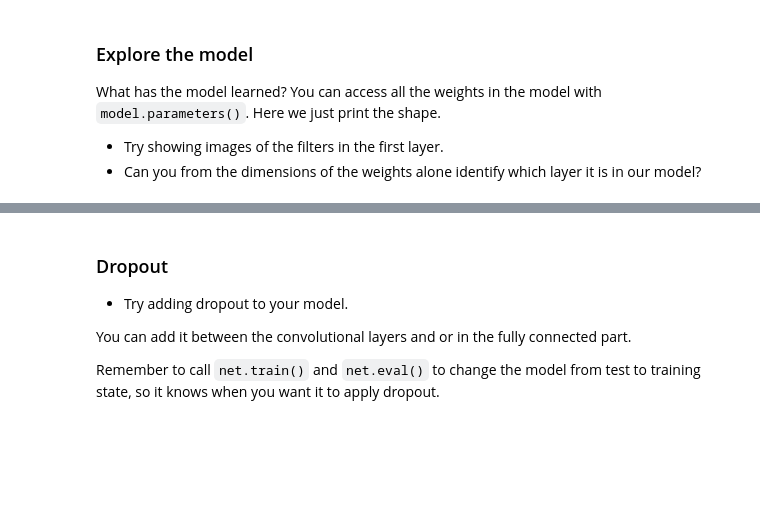
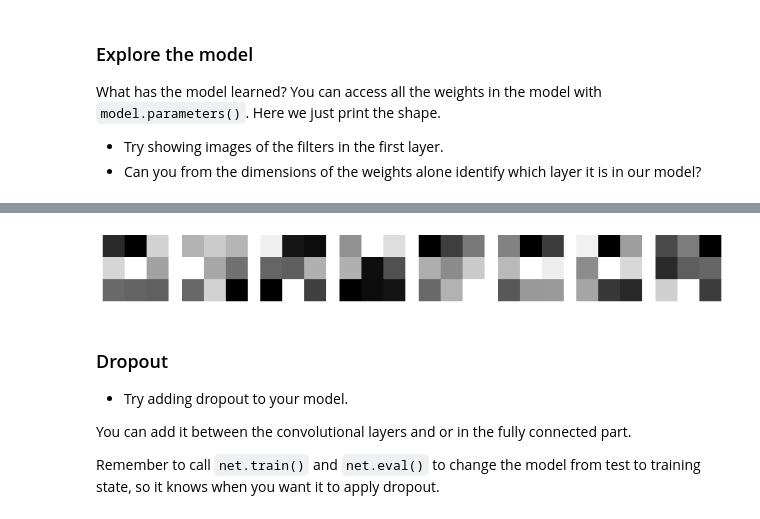
Before and after one commit to moskitoo/02516, a Jupyter notebook: IDLCV_Exercise_1_2_CNNs.ipynb, the cells around one changed output, grey strips where cells are left out. Drawn from its saved outputs; the diff is of its cells as text; code cells hidden in the pictures; blank space fills up the shorter version.

```diff
--- a/IDLCV_Exercise_1_2_CNNs.ipynb
+++ b/IDLCV_Exercise_1_2_CNNs.ipynb
@@ -48,10 +67,16 @@ class Network(nn.Module):
     def __init__(self):
         super(Network, self).__init__()
         self.convolutional = nn.Sequential(
-                ...,
-                ...,
-                ...,
-                ...)
+                nn.Conv2d(1, 8, 3, stride=1, padding=1),
+                nn.ReLU(),
+                nn.Conv2d(8, 8, 3, stride=1, padding=1),
+                nn.ReLU(),
+                nn.MaxPool2d(2, stride=2),
+                nn.Conv2d(8, 16, 3, stride=1, padding=1),
+                nn.ReLU(),
+                nn.Conv2d(16, 16, 3, stride=1, padding=1),
+                nn.ReLU(),
+                )
 
         self.fully_connected = nn.Sequential(
                 nn.Linear(14*14*16, 500),
@@ -146,3 +192,24 @@ What has the model learned? You can access all the weights in the model with `mo
+# %%
+filters = model.convolutional[0].weight.data
+
+filters = filters.cpu().numpy()
+
+num_filters = filters.shape[0]
+# %%
+fig, axes = plt.subplots(1, num_filters, figsize=(12, 4))
+
+for i in range(num_filters):
+    ax = axes[i]
+    # Get the filter and normalize it for better visualization
+    img = filters[i, 0, :, :]  # Assumes input channels = 1
+    img -= img.min()
+    img /= img.max()
+    ax.imshow(img, cmap='gray')
+    ax.axis('off')
+
+plt.show()
+# %% [output]
+[figure, added]
 # %% [markdown]
 ### Dropout
  * Try adding dropout to your model.
```
Also changed, not shown: parts of 8 cells of this notebook.
